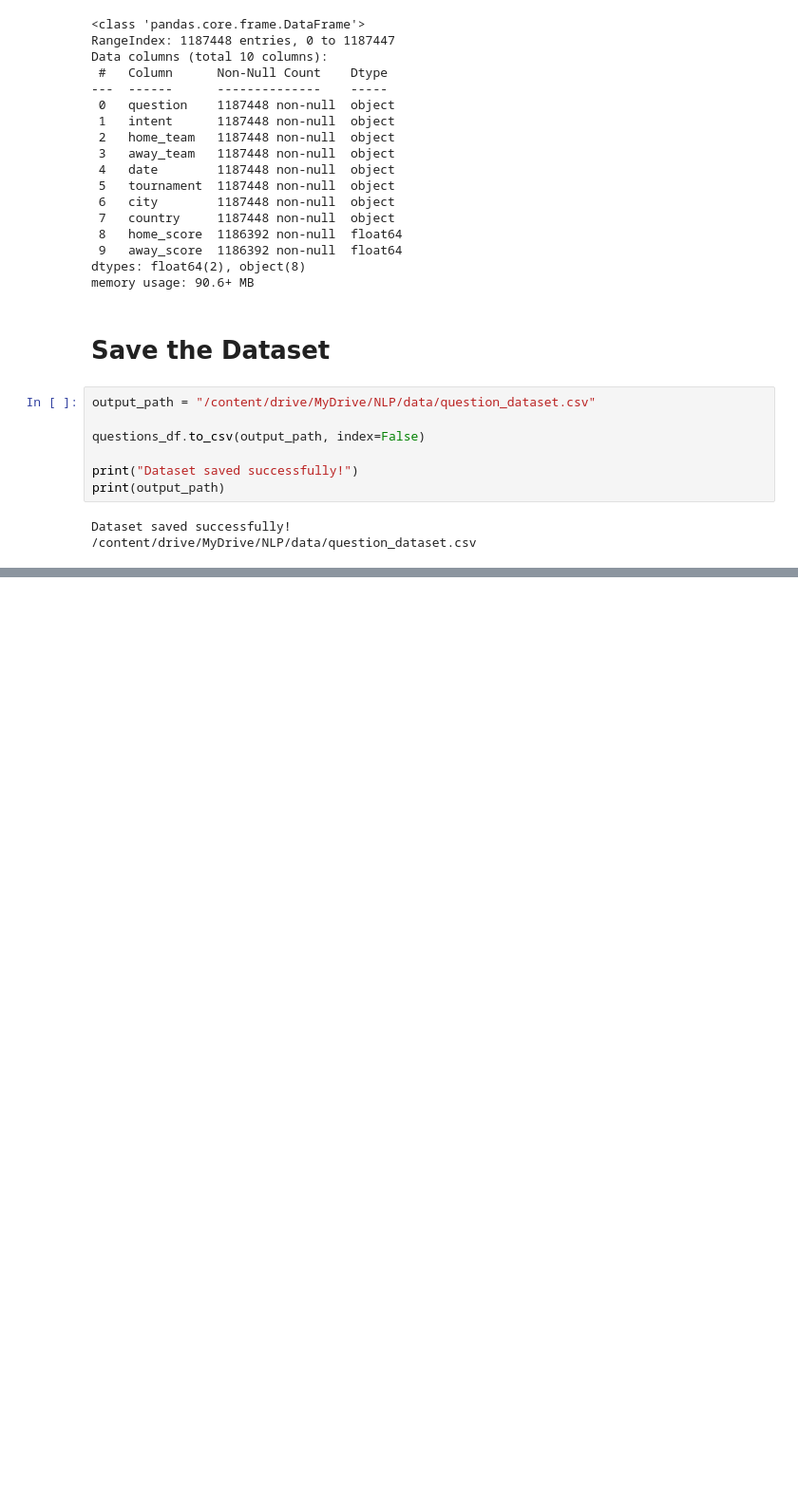
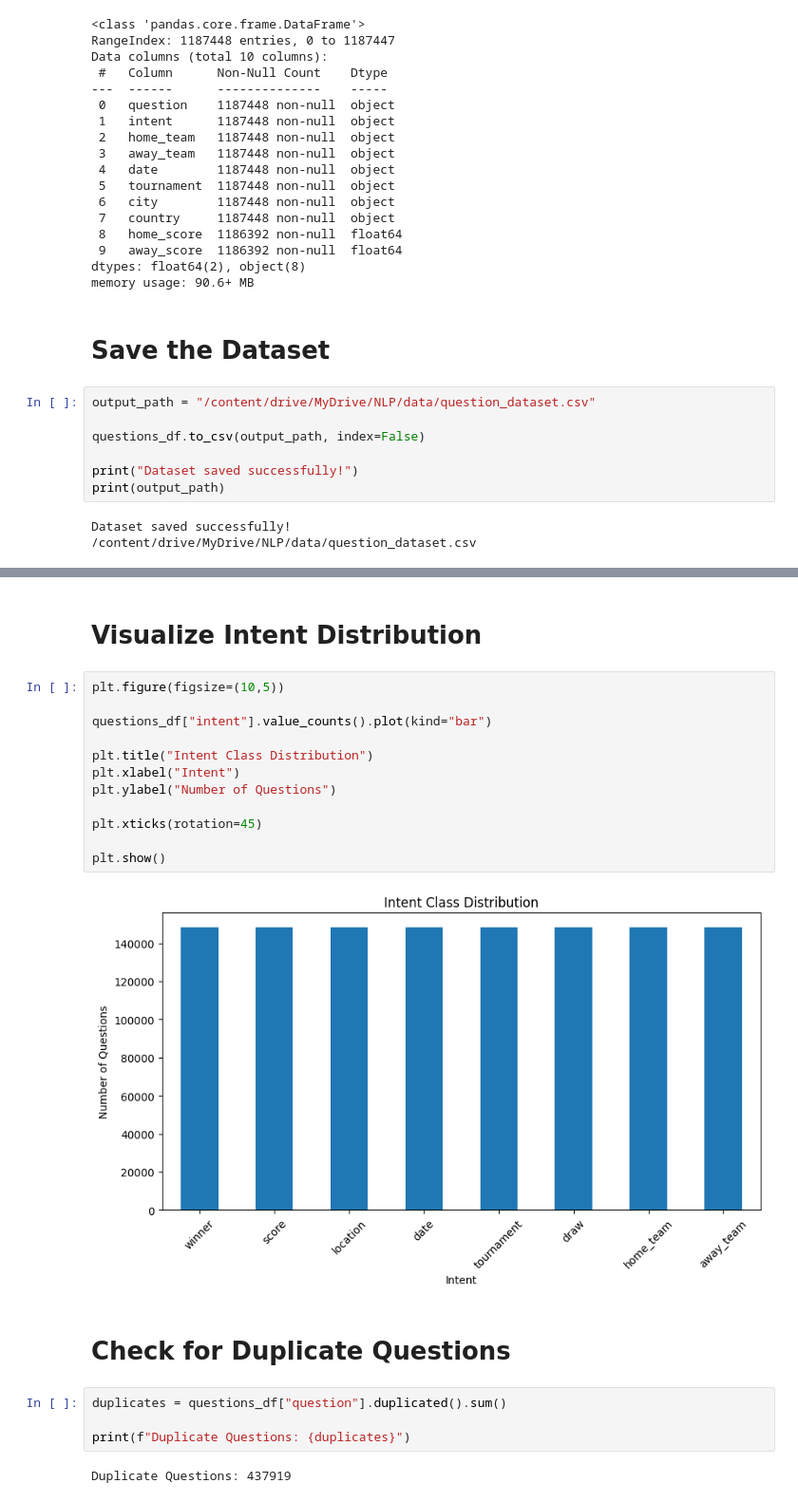
Before and after one commit to eshan14git/football-qa-nlp, a Jupyter notebook: notebooks/Disa_Football_NLQA_Project.ipynb, the cells around one changed output, grey strips where cells are left out. Shown at 95% size. Saved outputs shown, nothing was run; the diff lists cells and outputs as text; blank space fills up the shorter version.

```diff
--- a/notebooks/Disa_Football_NLQA_Project.ipynb
+++ b/notebooks/Disa_Football_NLQA_Project.ipynb
@@ -334,0 +397,24 @@ Dataset saved successfully!
+# %% [markdown]
+# Visualize Intent Distribution
+# %%
+plt.figure(figsize=(10,5))
+
+questions_df["intent"].value_counts().plot(kind="bar")
+
+plt.title("Intent Class Distribution")
+plt.xlabel("Intent")
+plt.ylabel("Number of Questions")
+
+plt.xticks(rotation=45)
+
+plt.show()
+# %% [output]
+[figure, added]
+# %% [markdown]
+# Check for Duplicate Questions
+# %%
+duplicates = questions_df["question"].duplicated().sum()
+
+print(f"Duplicate Questions: {duplicates}")
+# %% [output]
+Duplicate Questions: 437919
```
Also changed, not shown: parts of 32 cells of this notebook.
